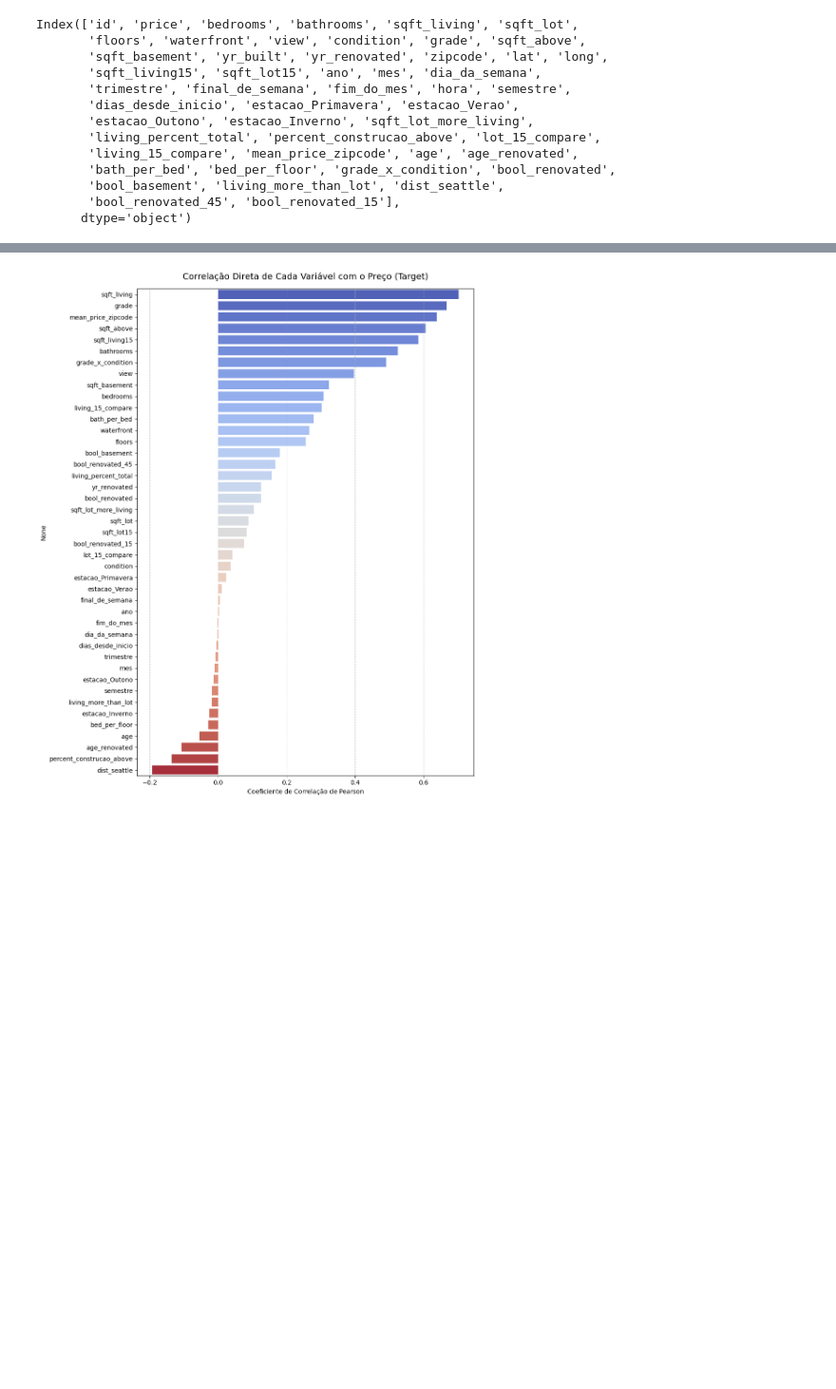
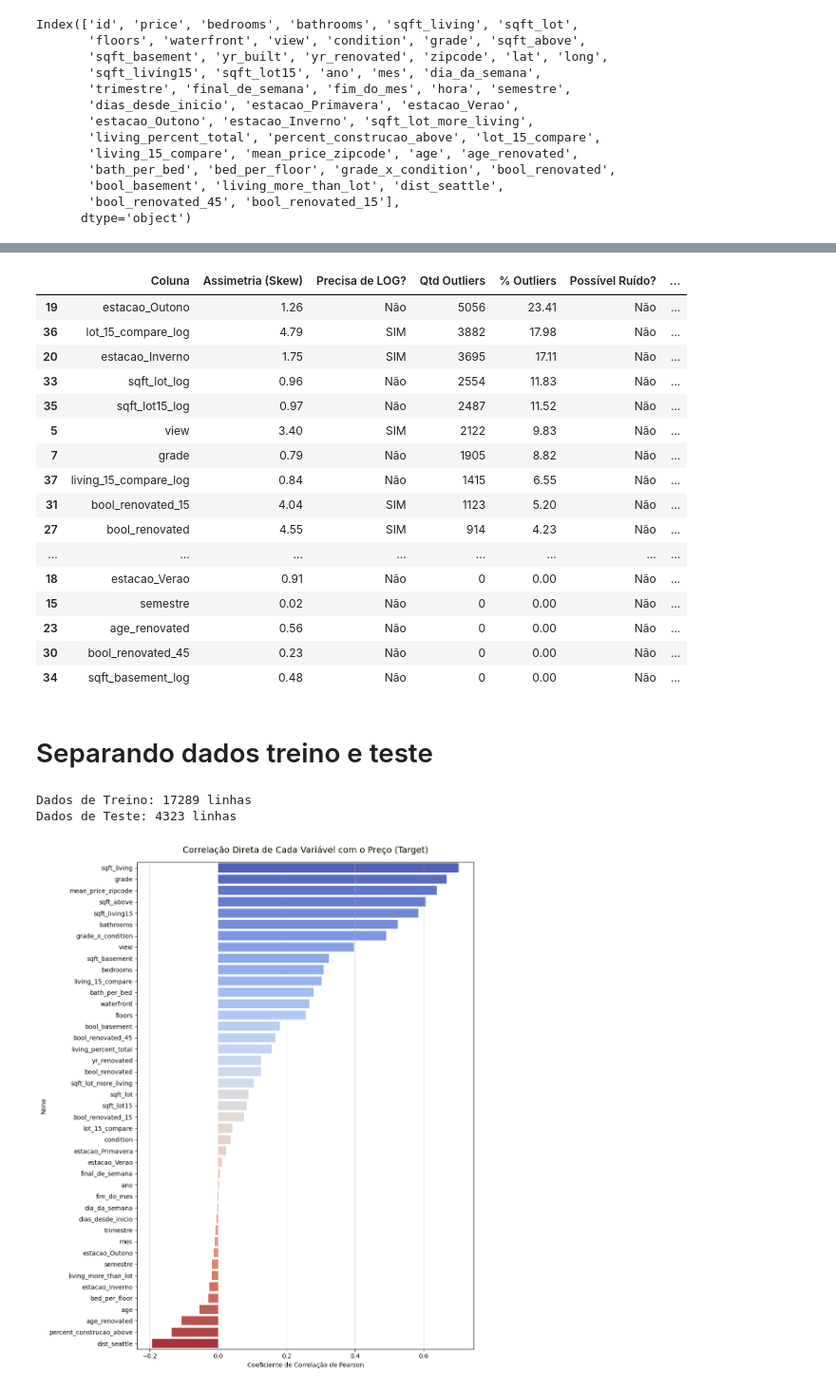
Before and after one commit to programagiovanni-code/sctec_projeto, a Jupyter notebook: tratamento/feature_engineering.ipynb, the cells around one changed output, grey strips where cells are left out. Shown at 95% size. Saved outputs shown, nothing was run; the diff lists cells and outputs as text; code cells hidden in the pictures; blank space fills up the shorter version.

Commit message:
feat: Criei o notebook com os modelos já rodei e consegui bons resultados, vou me aprofundar mais e ver como melhorar

```diff
--- a/tratamento/feature_engineering.ipynb
+++ b/tratamento/feature_engineering.ipynb
@@ -205,0 +292,26 @@ criar_painel_diagnostico(df_heatmap)
+# %%
+df_step_2 = df_step_1.copy()
+# %%
+# Tratando o Log
+colunas_log_sem_bool = ['price',
+  'sqft_lot',
+  'waterfront',
+  'view',
+  'sqft_basement',
+  'sqft_lot15',
+  'final_de_semana',
+  'fim_do_mes',
+  'estacao_Inverno',
+  'lot_15_compare',
+  'living_15_compare',
+  'mean_price_zipcode',
+  'bool_renovated',
+  'living_more_than_lot',
+  'bool_renovated_15']
+
+for col in colunas_log_sem_bool:
+    if df_step_2[col].nunique() <= 5:
+      continue
+    else:
+      df_step_2[f'{col}_log'] = np.log1p(df_step_2[col])
+      df_step_2.drop(columns=[col], inplace=True)
@@ -205,0 +334,20 @@ criar_painel_diagnostico(df_heatmap)
+# %%
+criar_painel_diagnostico(df_step_2)
+# %% [output]
+|  | Coluna | Assimetria (Skew) | Precisa de LOG? | Qtd Outliers | % Outliers | Possível Ruído? | ... |
+| 19 | estacao_Outono | 1.26 | Não | 5056 | 23.41 | Não | ... |
+| 36 | lot_15_compare_log | 4.79 | SIM | 3882 | 17.98 | Não | ... |
+| 20 | estacao_Inverno | 1.75 | SIM | 3695 | 17.11 | Não | ... |
+| 33 | sqft_lot_log | 0.96 | Não | 2554 | 11.83 | Não | ... |
+| 35 | sqft_lot15_log | 0.97 | Não | 2487 | 11.52 | Não | ... |
+| 5 | view | 3.40 | SIM | 2122 | 9.83 | Não | ... |
+| 7 | grade | 0.79 | Não | 1905 | 8.82 | Não | ... |
+| 37 | living_15_compare_log | 0.84 | Não | 1415 | 6.55 | Não | ... |
+| 31 | bool_renovated_15 | 4.04 | SIM | 1123 | 5.20 | Não | ... |
+| 27 | bool_renovated | 4.55 | SIM | 914 | 4.23 | Não | ... |
+| ... | ... | ... | ... | ... | ... | ... | ... |
+| 18 | estacao_Verao | 0.91 | Não | 0 | 0.00 | Não | ... |
+| 15 | semestre | 0.02 | Não | 0 | 0.00 | Não | ... |
+| 23 | age_renovated | 0.56 | Não | 0 | 0.00 | Não | ... |
+| 30 | bool_renovated_45 | 0.23 | Não | 0 | 0.00 | Não | ... |
+| 34 | sqft_basement_log | 0.48 | Não | 0 | 0.00 | Não | ... |
@@ -205,0 +356,23 @@ criar_painel_diagnostico(df_heatmap)
+# %% [markdown]
+# Separando dados treino e teste
+# %%
+from sklearn.model_selection import train_test_split
+
+# 1. Separando as variáveis preditoras (X) e a variável alvo (y)
+X = df_heatmap.drop(columns=['price'])
+y = df_heatmap['price']
+
+# 2. Dividindo em Treino (80%) e Teste (20%)
+# O random_state garante que a divisão seja sempre a mesma ao rodar o código
+X_train, X_test, y_train, y_test = train_test_split(
+    X, y,
+    test_size=0.2,
+    random_state=42
+)
+
+# 3. Verificando as proporções na tela
+print(f"Dados de Treino: {X_train.shape[0]} linhas")
+print(f"Dados de Teste: {X_test.shape[0]} linhas")
+# %% [output]
+Dados de Treino: 17289 linhas
+Dados de Teste: 4323 linhas
```
Also changed, not shown: parts of 20 cells of this notebook, 5 other files.
